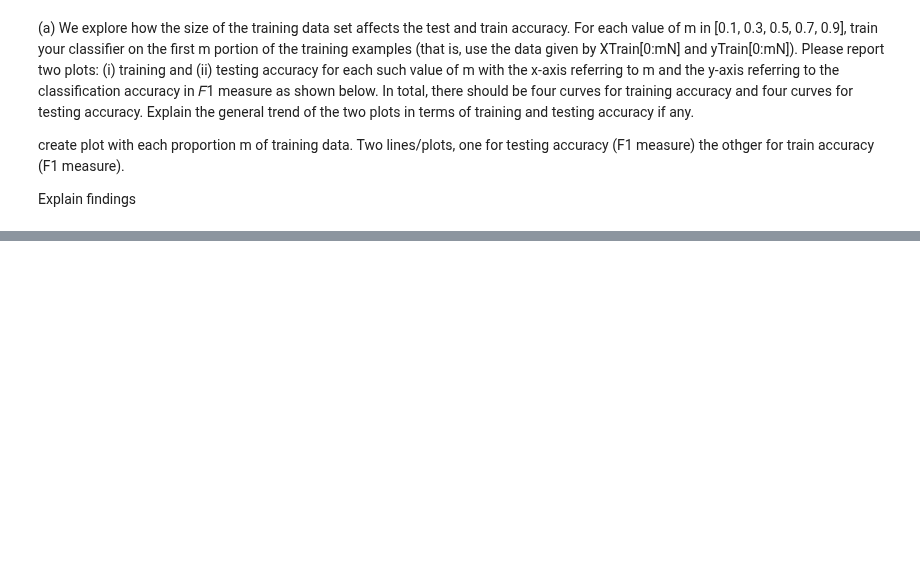
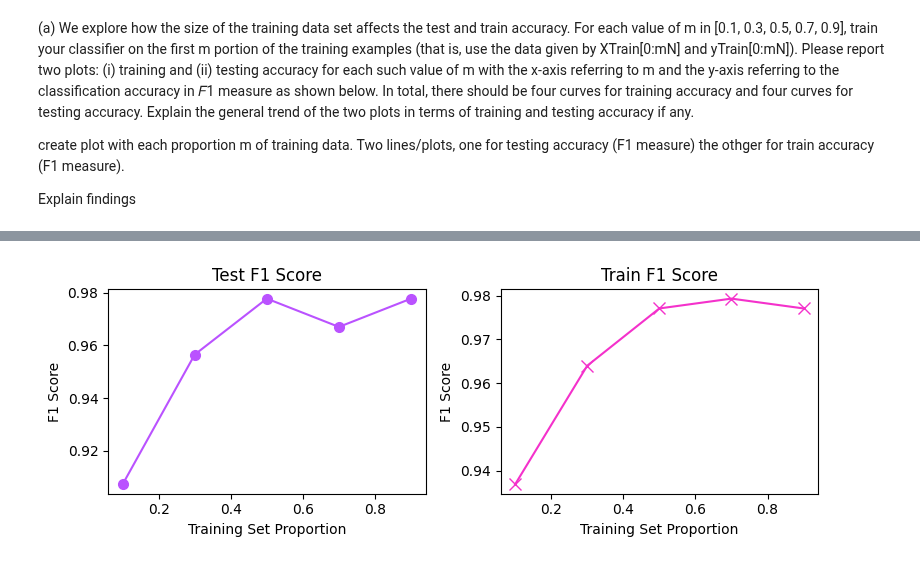
Before and after one commit to spartanjax/cs361_shared_assigment, a Jupyter notebook: Divided Parts/Classifiers/B_KNN_KUN.ipynb, the cells around one changed output, grey strips where cells are left out. Drawn from its saved outputs; the diff is of its cells as text; code cells hidden in the pictures; blank space fills up the shorter version.

```diff
--- a/Divided Parts/Classifiers/B_KNN_KUN.ipynb
+++ b/Divided Parts/Classifiers/B_KNN_KUN.ipynb
@@ -113,8 +114,80 @@ create plot with each proportion m of training data. Two lines/plots, one for te
 
 Explain findings
 # %%
-#train classifier on different training sizes
-for m in range(0.1, 1, 0.2):
-    X_train, X_val, y_train, y_val = train_test_split(X, y, train_size=m, random_state=42, shuffle=True)
-    main() #might need to rename function
-    #train/test accuract
+def train_on_m(m, k, p):
+    sub_X_train = X_train_vec[0:round(X_train_vec.shape[0]*m)]
+    sub_y_train = y_train[0:round(len(y_train)*m)]
+
+    knn = build_classifier(k, p, sub_X_train, sub_y_train)
+    train_pred = predict_class(knn, X_train_vec)
+    test_pred = predict_class(knn, X_test_vec)
+
+    train_f1 = calc_f1(train_pred, y_train)
+    test_f1 = calc_f1(test_pred, y_test)
+
+
+    train_accuracy = accuracy_score(y_train, train_pred)
+    test_accuracy = accuracy_score(y_test, test_pred)
+
+    print("Train Accuracy:", train_accuracy)
+    print("Test Accuracy:", test_accuracy)
+
+    return train_f1, test_f1
+
+
+def calc_f1(preds, actual):
+    tp = 0
+    fp = 0
+    fn = 0
+    tn = 0
+    # tech is positive
+    for i in range(len(preds)):
+        if preds[i] == "tech" and actual[i] == "tech":
+            tp += 1
+        elif preds[i] == "tech" and actual[i] == "entertainment":
+            fp += 1
+        elif preds[i] == "entertainment" and actual[i] == "entertainment":
+            tn += 1
+        else:
+            fn += 1
+    precision = tp / (tp + fp) if tp+fp >0 else 0
+    recall = tp / (tp + fn) if tp+fn>0 else 0
+    f1 = 2*((precision*recall) / (precision+recall)) if precision+recall>0 else 0
+
+    return f1
+
+def create_f1_plots():
+    k = 5
+    distance_metrics = ["manhatan", "euclidean"]
+    metric = "euclidean"
+    p = distance_metrics.index(metric) + 1
+
+    ms = [0.1, 0.3, 0.5, 0.7, 0.9]
+    test_f1s = []
+    train_f1s = []
+
+    for m in ms:
+        train_f1, test_f1 = train_on_m(m, k, p)
+        test_f1s.append(test_f1)
+        train_f1s.append(train_f1)
+
+
+    fig, axes = plt.subplots(1, 2, figsize=(8, 3))  # 1 row, 2 columns
+
+    # Plot test F1
+    axes[0].plot(ms, test_f1s, marker="o", color="#BA52FF", markersize=7)
+    axes[0].set_title("Test F1 Score")
+    axes[0].set_xlabel("Training Set Proportion")
+    axes[0].set_ylabel("F1 Score")
+
+    # Plot train F1
+    axes[1].plot(ms, train_f1s, marker="x", color="#F431CB", markersize=8)
+    axes[1].set_title("Train F1 Score")
+    axes[1].set_xlabel("Training Set Proportion")
+    axes[1].set_ylabel("F1 Score")
+
+    plt.tight_layout()  # Prevent overlap
+    plt.show()
+
+create_f1_plots()
+# %% [output]
@@ -121,3 +204,4 @@ for m in range(0.1, 1, 0.2):
+[figure, added]
 # %% [markdown]
 (b) Let’s use 5-fold cross-validation to assess model performance. Investigate the impact of key
 hyperparameters of your choices for each classifier using a testing dataset. E.g., for SVM, the
```
Also changed, not shown: parts of 7 cells of this notebook.
